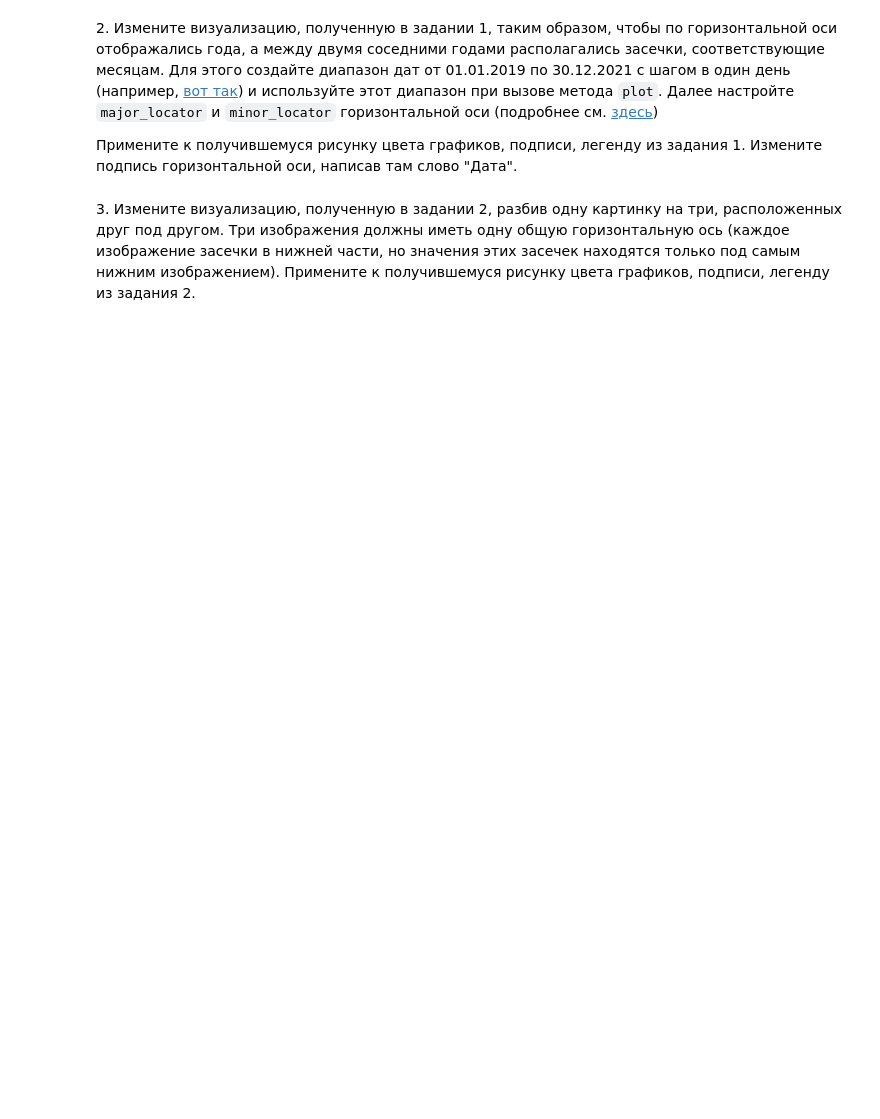
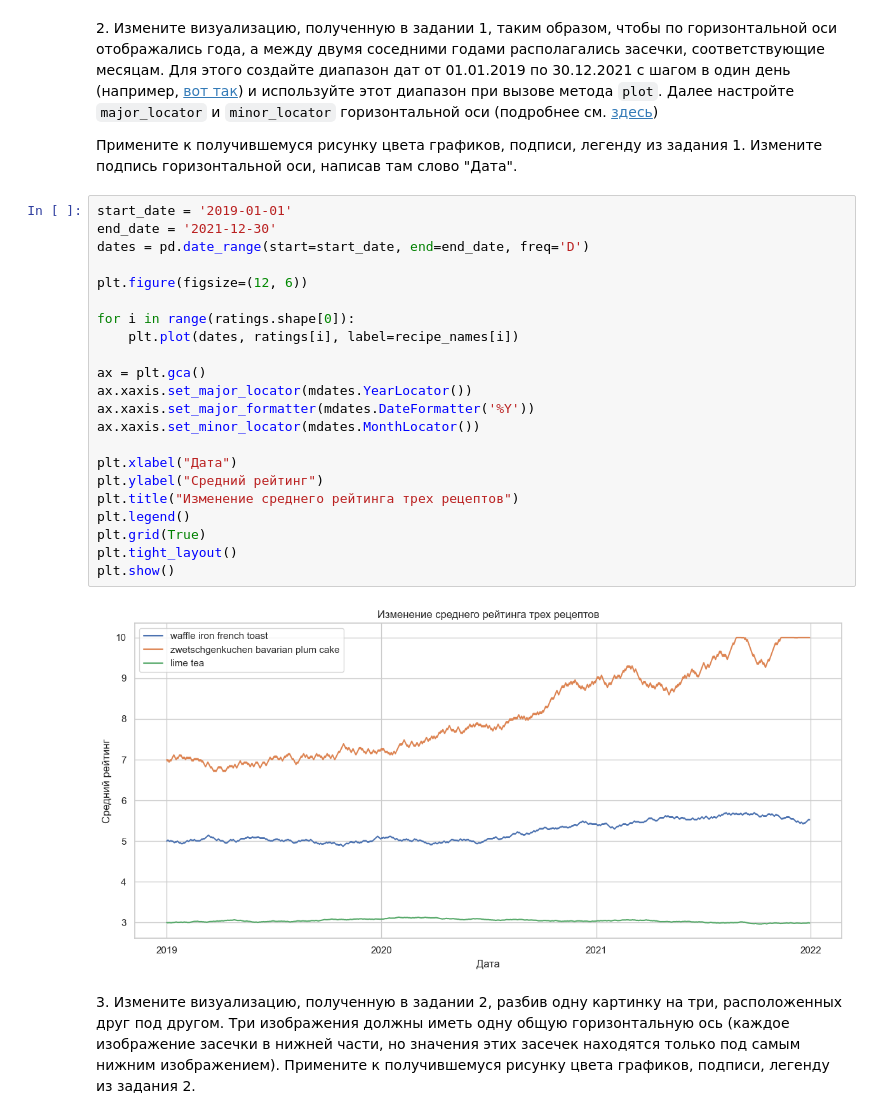
Before and after one commit to exodushka/fa, a Jupyter notebook: datat/05_graphics/05_visualization.ipynb, the cells around one changed output. Drawn from its saved outputs; the diff is of its cells as text; blank space fills up the shorter version.

```diff
--- a/datat/05_graphics/05_visualization.ipynb
+++ b/datat/05_graphics/05_visualization.ipynb
@@ -90,5 +110,29 @@ _Примечание_ : для считывания файла воспольз
 2\. Измените визуализацию, полученную в задании 1, таким образом, чтобы по горизонтальной оси отображались года, а между двумя соседними годами располагались засечки, соответствующие месяцам. Для этого создайте диапазон дат от 01.01.2019 по 30.12.2021 с шагом в один день (например, [вот так](https://pandas.pydata.org/docs/reference/api/pandas.date_range.html)) и используйте этот диапазон при вызове метода `plot`. Далее настройте `major_locator` и `minor_locator` горизонтальной оси (подробнее см. [здесь](https://matplotlib.org/stable/gallery/text_labels_and_annotations/date.html))
 
 Примените к получившемуся рисунку цвета графиков, подписи, легенду из задания 1. Измените подпись горизонтальной оси, написав там слово "Дата".
+# %%
+start_date = '2019-01-01'
+end_date = '2021-12-30'
+dates = pd.date_range(start=start_date, end=end_date, freq='D')
+
+plt.figure(figsize=(12, 6))
+
+for i in range(ratings.shape[0]):
+    plt.plot(dates, ratings[i], label=recipe_names[i])
+
+ax = plt.gca()
+ax.xaxis.set_major_locator(mdates.YearLocator())
+ax.xaxis.set_major_formatter(mdates.DateFormatter('%Y'))
+ax.xaxis.set_minor_locator(mdates.MonthLocator())
+
+plt.xlabel("Дата")
+plt.ylabel("Средний рейтинг")
+plt.title("Изменение среднего рейтинга трех рецептов")
+plt.legend()
+plt.grid(True)
+plt.tight_layout()
+plt.show()
+# %% [output]
+[figure, added]
 # %% [markdown]
 3\. Измените визуализацию, полученную в задании 2, разбив одну картинку на три, расположенных друг под другом. Три изображения должны иметь одну общую горизонтальную ось (каждое изображение засечки в нижней части, но значения этих засечек находятся только под самым нижним изображением). Примените к получившемуся рисунку цвета графиков, подписи, легенду из задания 2.
```
Also changed, not shown: parts of 10 cells of this notebook, 2 other files.
